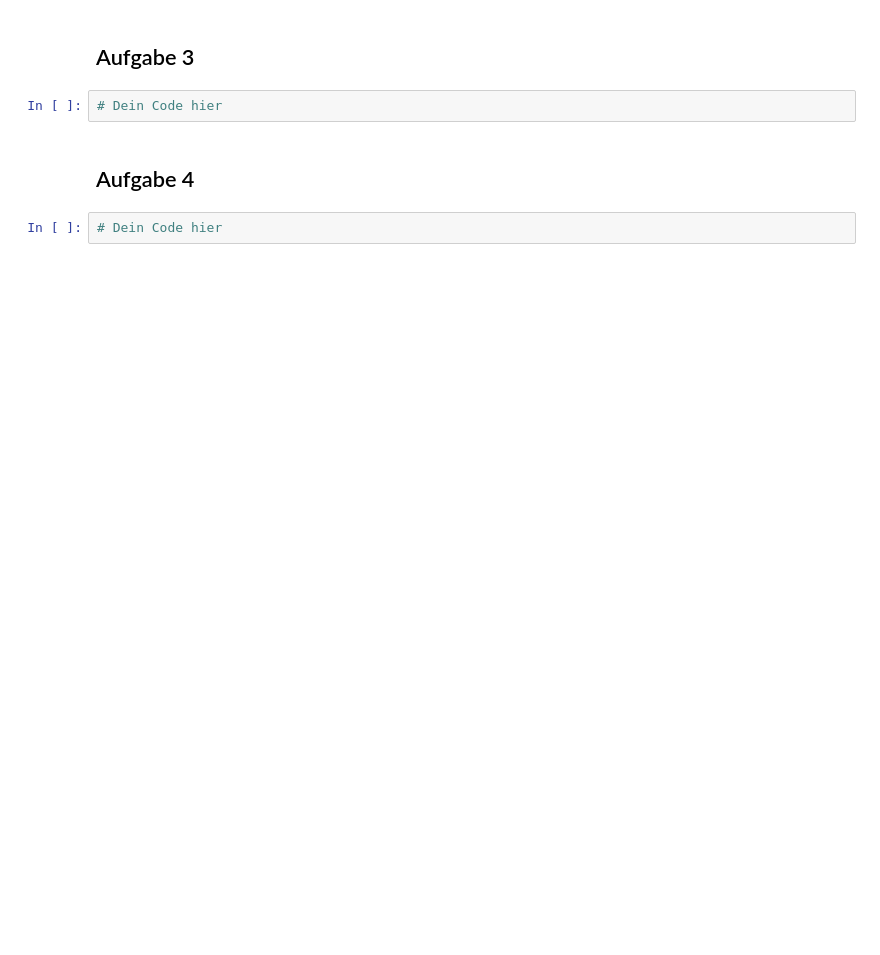
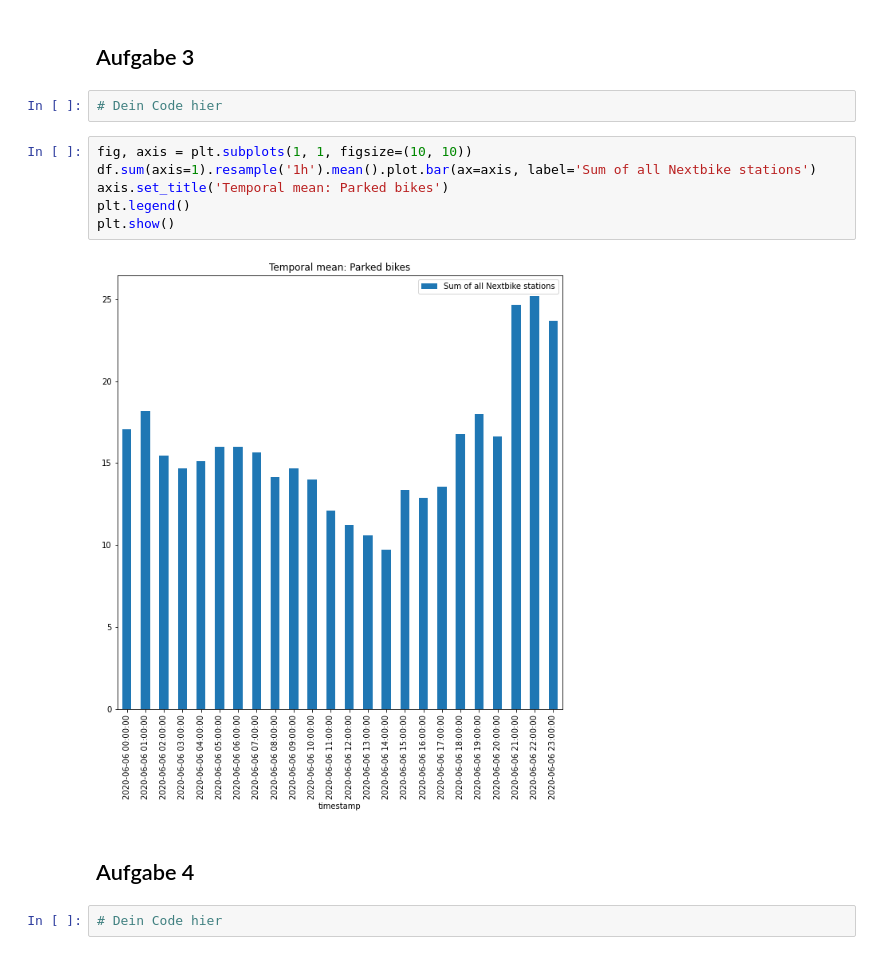
Before and after one commit to PellelNitram/NextbikeMR-GruenderVirus-Workshop, a Jupyter notebook: workshop.ipynb, the cells around one changed output. Drawn from its saved outputs; the diff is of its cells as text; blank space fills up the shorter version.

```diff
--- a/workshop.ipynb
+++ b/workshop.ipynb
@@ -47,6 +70,14 @@ del df['timestamp']
 ## Aufgabe 3
 # %%
 # Dein Code hier
+# %%
+fig, axis = plt.subplots(1, 1, figsize=(10, 10))
+df.sum(axis=1).resample('1h').mean().plot.bar(ax=axis, label='Sum of all Nextbike stations')
+axis.set_title('Temporal mean: Parked bikes')
+plt.legend()
+plt.show()
+# %% [output]
+[figure, added]
 # %% [markdown]
 ## Aufgabe 4
 # %%
```
Also changed, not shown: parts of 4 cells of this notebook.
